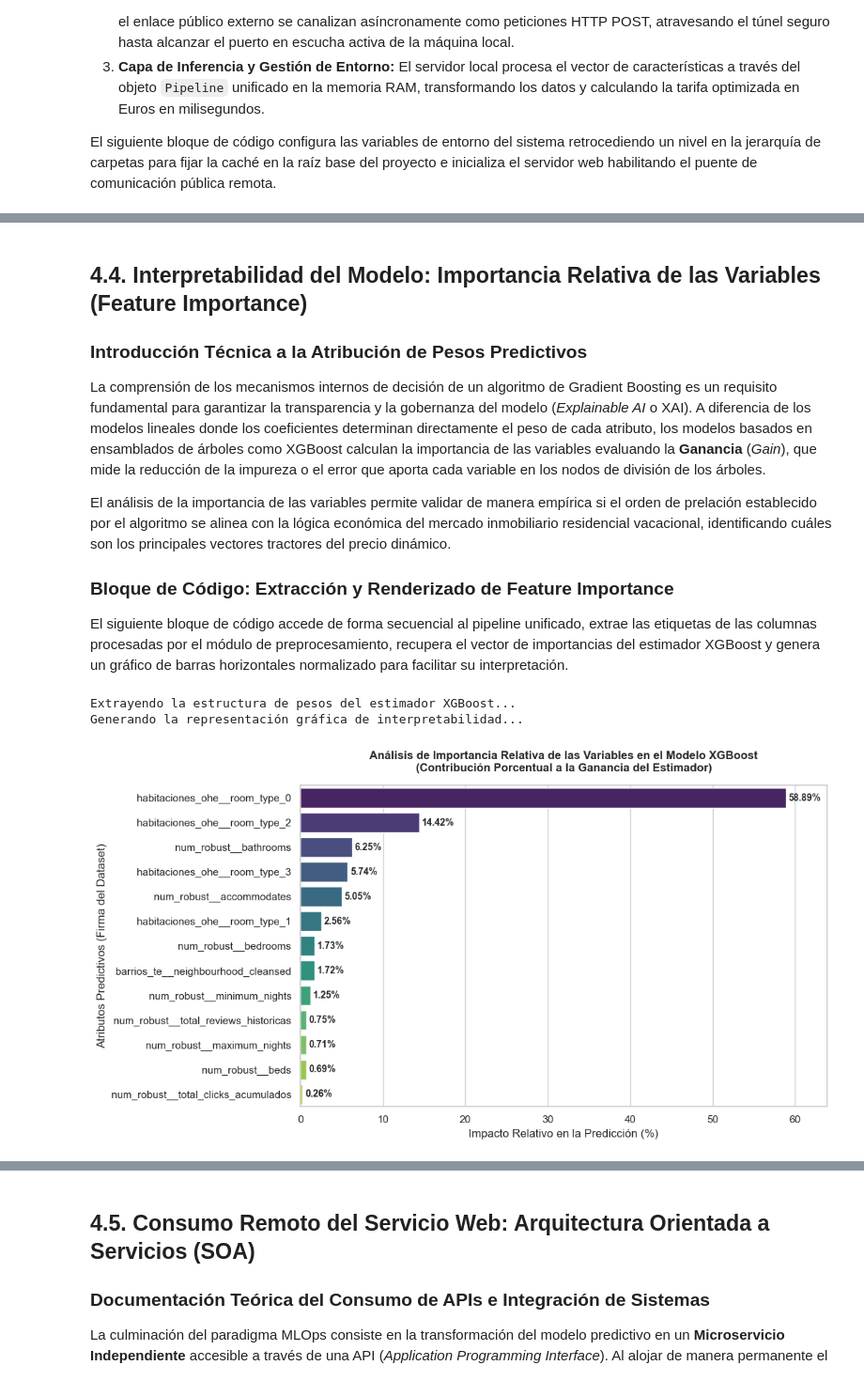
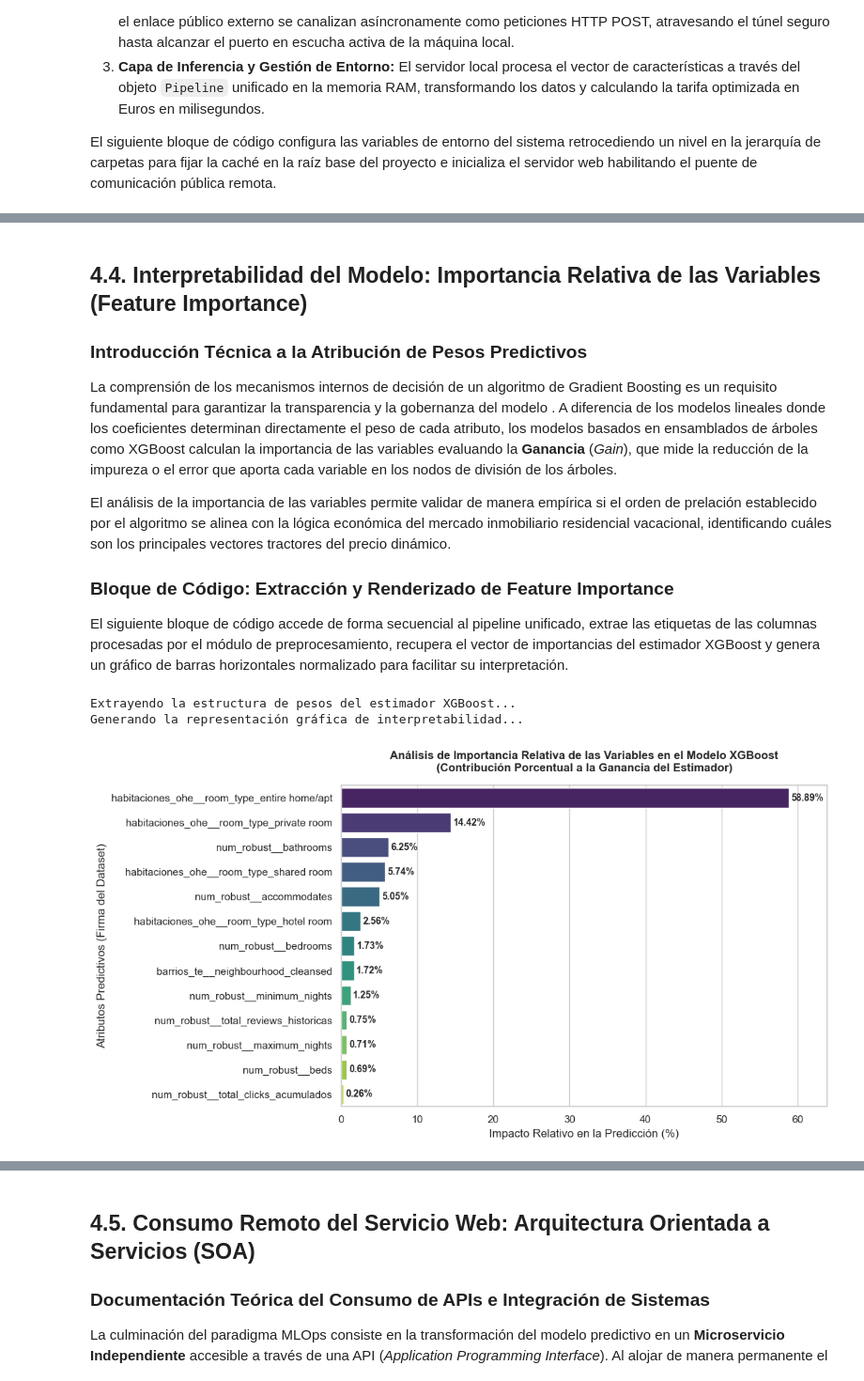
Before and after one commit to RicardoFM30/PFC, a Jupyter notebook: notebooks/hito_03_representacion_grafica_y_prueba_de_modelo.ipynb, the cells around one changed output, grey strips where cells are left out. Shown at 94% size. Drawn from its saved outputs; the diff is of its cells as text; code cells hidden in the pictures.

```diff
--- a/notebooks/hito_03_representacion_grafica_y_prueba_de_modelo.ipynb
+++ b/notebooks/hito_03_representacion_grafica_y_prueba_de_modelo.ipynb
@@ -666,17 +744,16 @@ New Data Upload: |          |  0.00B /  0.00B,   ???B/s
 
 ### Introducción Técnica a la Atribución de Pesos Predictivos
 
-La comprensión de los mecanismos internos de decisión de un algoritmo de Gradient Boosting es un requisito fundamental para garantizar la transparencia y la gobernanza del modelo (*Explainable AI* o XAI). A diferencia de los modelos lineales donde los coeficientes determinan directamente el peso de cada atributo, los modelos basados en ensamblados de árboles como XGBoost calculan la importancia de las variables evaluando la **Ganancia** (*Gain*), que mide la reducción de la impureza o el error que aporta cada variable en los nodos de división de los árboles.
+La comprensión de los mecanismos internos de decisión de un algoritmo de Gradient Boosting es un requisito fundamental para garantizar la transparencia y la gobernanza del modelo . A diferencia de los modelos lineales donde los coeficientes determinan directamente el peso de cada atributo, los modelos basados en ensamblados de árboles como XGBoost calculan la importancia de las variables evaluando la **Ganancia** (*Gain*), que mide la reducción de la impureza o el error que aporta cada variable en los nodos de división de los árboles.
 
 El análisis de la importancia de las variables permite validar de manera empírica si el orden de prelación establecido por el algoritmo se alinea con la lógica económica del mercado inmobiliario residencial vacacional, identificando cuáles son los principales vectores tractores del precio dinámico.
-
 
 ### Bloque de Código: Extracción y Renderizado de Feature Importance
 
 El siguiente bloque de código accede de forma secuencial al pipeline unificado, extrae las etiquetas de las columnas procesadas por el módulo de preprocesamiento, recupera el vector de importancias del estimador XGBoost y genera un gráfico de barras horizontales normalizado para facilitar su interpretación.
 # %%
 # =====================================================================
-# PUNTO 4.4: EXTRACCIÓN Y GRAFICADO DE FEATURE IMPORTANCE
+# PUNTO 4.4: EXTRACCIÓN Y GRAFICADO DE FEATURE IMPORTANCE (CORREGIDO)
 # =====================================================================
 import matplotlib.pyplot as plt
 import seaborn as sns
@@ -685,11 +762,11 @@ import numpy as np
 
 print("Extrayendo la estructura de pesos del estimador XGBoost...")
 
-# 1. Recuperar los nombres de las columnas tras el preprocesamiento
-nombres_columnas = pipeline_completo.named_steps['preprocesamiento'].get_feature_names_out()
+# 1. Recuperar los nombres de las columnas directamente desde el transformador maestro cargado
+nombres_columnas = transformador_maestro.get_feature_names_out()
 
-# 2. Extraer las importancias nativas del modelo (basadas en ganancia por defecto)
-importancias = pipeline_completo.named_steps['modelo_xgb'].feature_importances_
+# 2. Extraer las importancias nativas directamente desde el cerebro puro de XGBoost (.json)
+importancias = modelo_xgb_puro.feature_importances_
 
 # 3. Consolidar los datos en un DataFrame estructurado y ordenar de mayor a menor
 df_importancia = pd.DataFrame({
@@ -709,32 +786,32 @@ plt.figure(figsize=(11, 6))
 
 # Gráfico de barras horizontales utilizando la paleta corporativa
 sns.barplot(
     x='Importancia_Porcentual',
     y='Variable',
     data=df_importancia,
     palette='viridis',
     hue='Variable',
     legend=False
 )
 
 plt.title('Análisis de Importancia Relativa de las Variables en el Modelo XGBoost\n(Contribución Porcentual a la Ganancia del Estimador)',
           fontsize=12, fontweight='bold', pad=15)
 plt.xlabel('Impacto Relativo en la Predicción (%)')
 plt.ylabel('Atributos Predictivos (Firma del Dataset)')
 
 # Inserción de etiquetas de valor al final de cada barra para rigor métrico
 for index, value in enumerate(df_importancia['Importancia_Porcentual']):
     plt.text(value + 0.3, index, f"{value:.2f}%", va='center', fontsize=10, fontweight='semibold')
 
 plt.xlim(0, df_importancia['Importancia_Porcentual'].max() + 5)
 plt.tight_layout()
 plt.show()
 
 # Imprimir en texto la tabla de auditoría para la memoria
 print("\n📋 TABLA DE AUDITORÍA DE VARIABLES:")
 print(df_importancia[['Variable', 'Importancia_Porcentual']].to_string(index=False, formatters={'Importancia_Porcentual': '{:.2f}%'.format}))
 # %% [output]
 Extrayendo la estructura de pesos del estimador XGBoost...
 Generando la representación gráfica de interpretabilidad...
-[figure, old version]
+[figure, new version]
 📋 TABLA DE AUDITORÍA DE VARIABLES:
```
Also changed, not shown: parts of 23 cells of this notebook, 13 other files.
